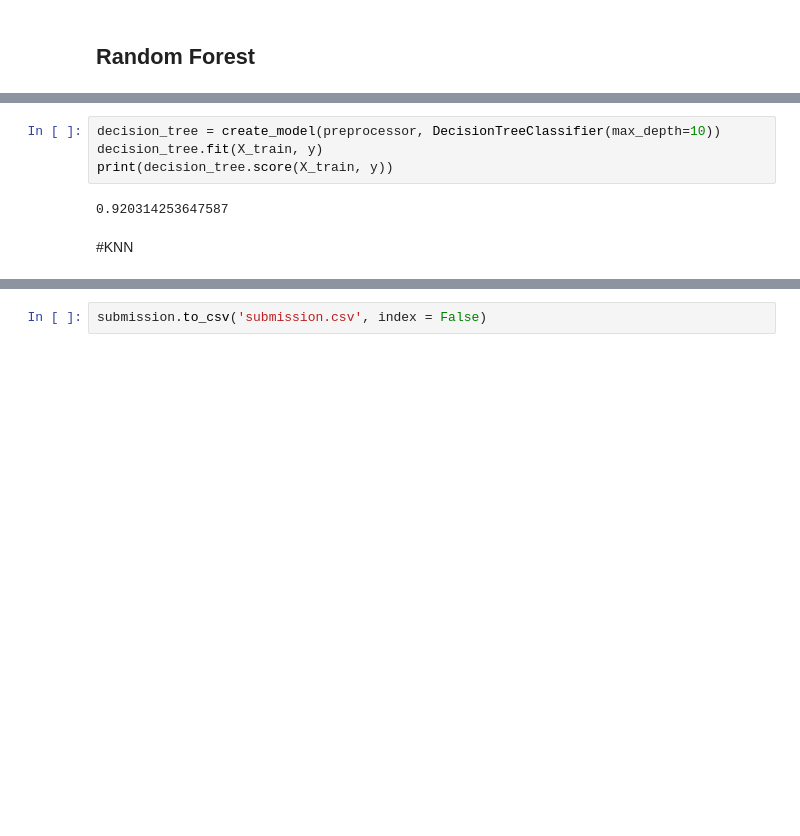
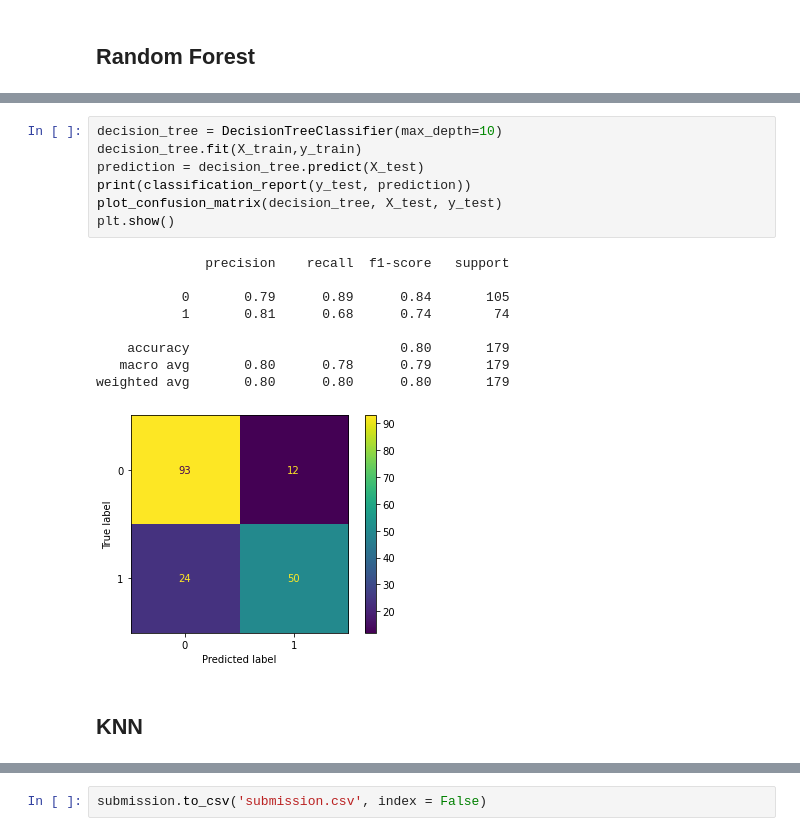
Before and after one commit to Otavio-Parraga/titanic_kaggle, a Jupyter notebook: Kaggle's_Titanic.ipynb, the cells around one changed output, grey strips where cells are left out. Drawn from its saved outputs; the diff is of its cells as text; blank space fills up the shorter version.

```diff
--- a/Kaggle's_Titanic.ipynb
+++ b/Kaggle's_Titanic.ipynb
@@ -222,9 +245,20 @@ print(random_forest.score(X_train, y))
 # %%
-decision_tree = create_model(preprocessor, DecisionTreeClassifier(max_depth=10))
-decision_tree.fit(X_train, y)
-print(decision_tree.score(X_train, y))
+decision_tree = DecisionTreeClassifier(max_depth=10)
+decision_tree.fit(X_train,y_train)
+prediction = decision_tree.predict(X_test)
+print(classification_report(y_test, prediction))
+plot_confusion_matrix(decision_tree, X_test, y_test)
+plt.show()
 # %% [output]
-0.920314253647587
+              precision    recall  f1-score   support
+
+           0       0.79      0.89      0.84       105
+           1       0.81      0.68      0.74        74
+
+    accuracy                           0.80       179
+   macro avg       0.80      0.78      0.79       179
+weighted avg       0.80      0.80      0.80       179
+[figure, added]
 # %% [markdown]
-#KNN
+## KNN
 # %%
```
Also changed, not shown: parts of 35 cells of this notebook, 1 other file.
